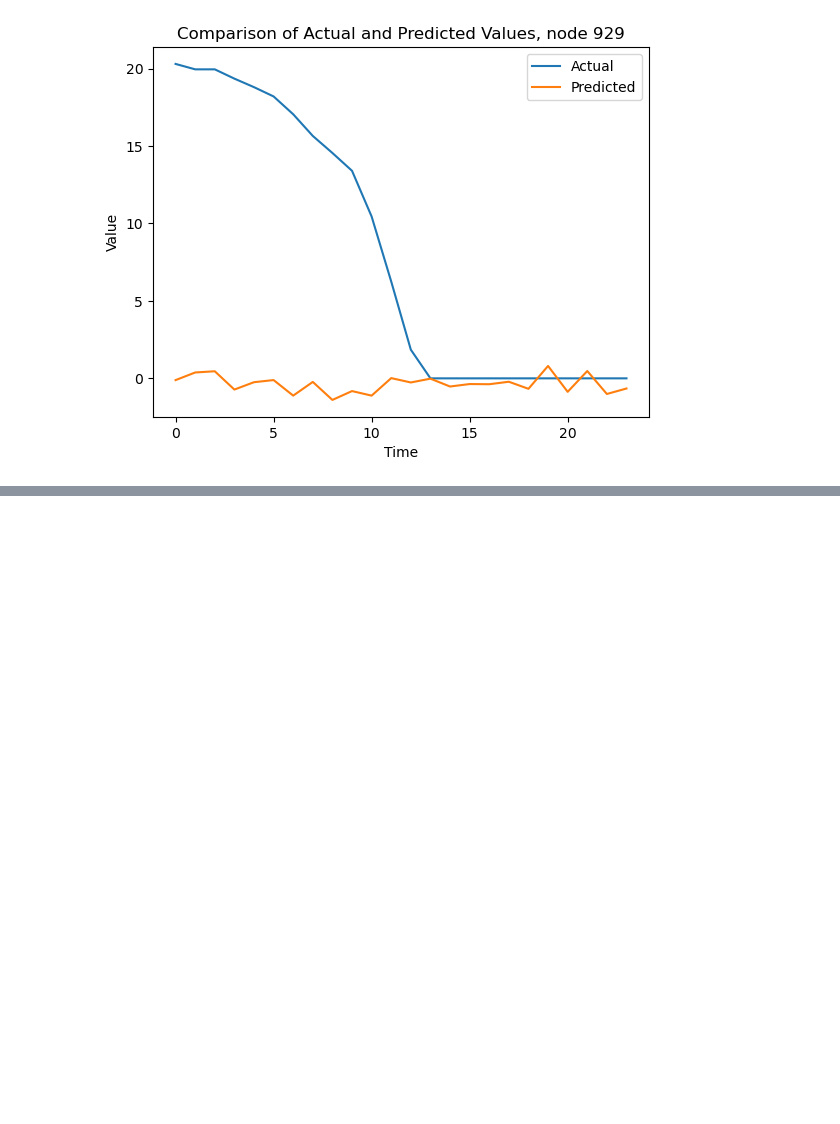
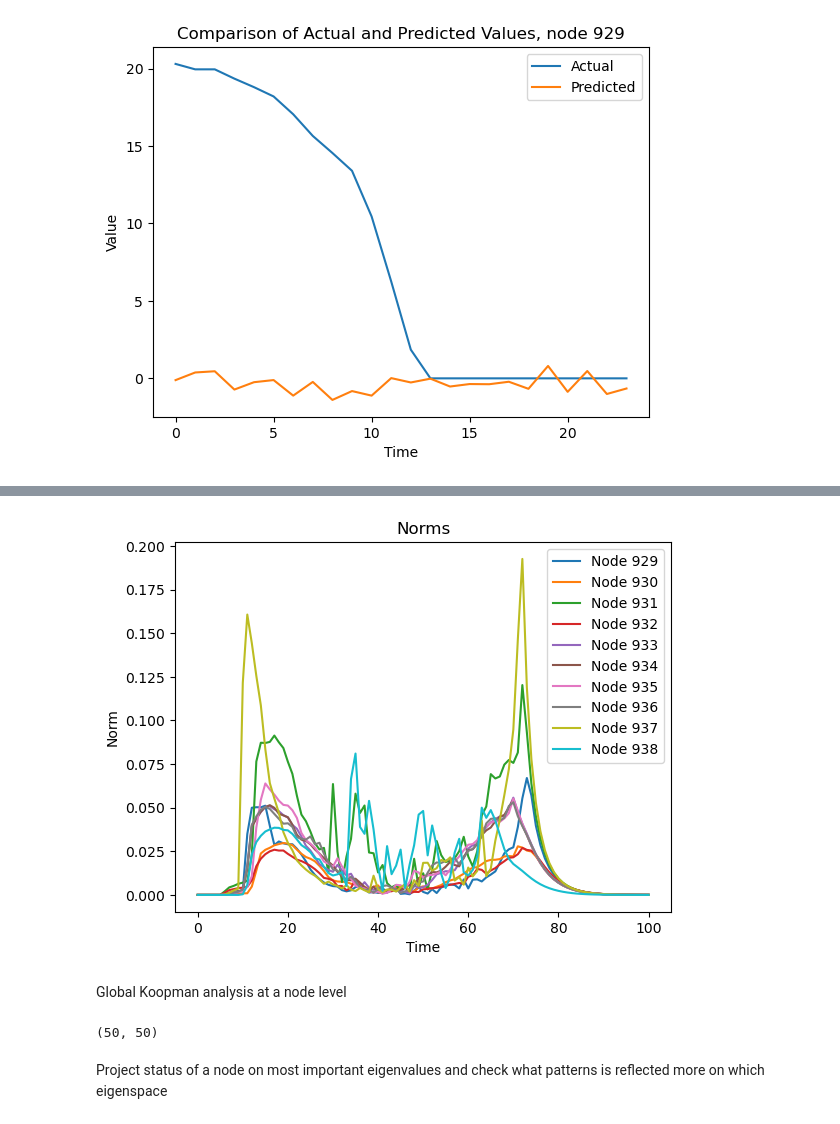
Before and after one commit to NGMLGroup/Koopman-TGNN-Interpretability, a Jupyter notebook: DynGESN_DMD.ipynb, the cells around one changed output, grey strips where cells are left out. Cells and saved outputs as stored; diff of their text form; code cells hidden in the pictures; blank space fills up the shorter version.

```diff
--- a/DynGESN_DMD.ipynb
+++ b/DynGESN_DMD.ipynb
@@ -148,3 +65,6 @@ class LinearRegression(pl.LightningModule):
         new_x = rearrange(new_x, 'b n f -> f n b', n=n, f=self.output_size)
 
         return new_x
+# %%
+model_file_path = "models/saved/DynGESN.pt"
+model = torch.load(model_file_path)
@@ -318,0 +265,11 @@ plt.show()
+# %%
+states = []
+
+for i, sample in enumerate(dm.test_dataloader()):
+    sample = sample.to(device)
+    state_t = model(sample.input.x, sample.input.edge_index, sample.input.edge_weight).cpu().squeeze()
+    states.append(state_t)
+    if i > 100: # to make it faster
+        break
+
+states = torch.stack(states, dim=1)
@@ -318,0 +280,18 @@ plt.show()
+# %%
+node_id = 929
+norms = []
+for i in range(10):
+    norms.append(torch.linalg.vector_norm(states[i+node_id,:-1,:]-states[i+node_id,1:,:], dim=(1)))
+# %%
+for i, norm in enumerate(norms):
+    plt.plot(norm, label=f'Node {i+node_id}')
+
+plt.xlabel('Time')
+plt.ylabel('Norm')
+plt.title('Norms')
+plt.legend()
+plt.show()
+# %% [output]
+[figure, added]
+# %% [markdown]
+Global Koopman analysis at a node level
@@ -318,0 +306,6 @@ plt.show()
+# %%
+K.shape
+# %% [output]
+(50, 50)
+# %% [markdown]
+Project status of a node on most important eigenvalues and check what patterns is reflected more on which eigenspace
```
Also changed, not shown: parts of 29 cells of this notebook, 4 other files.
